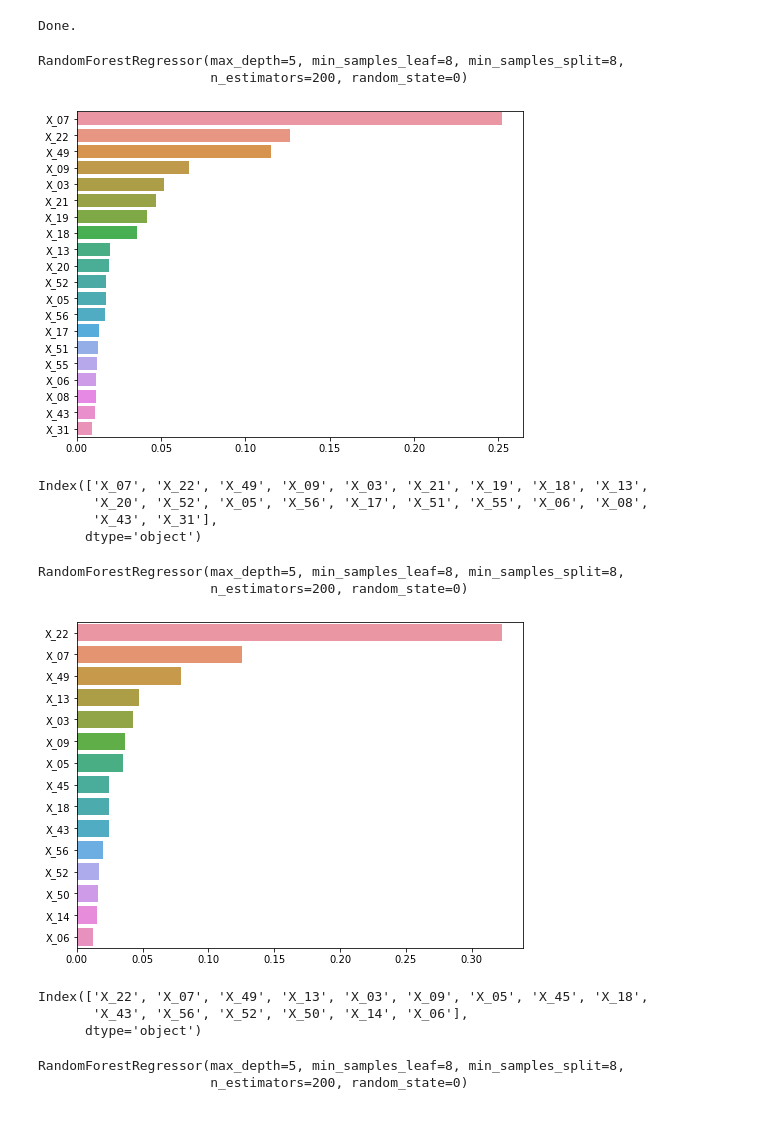
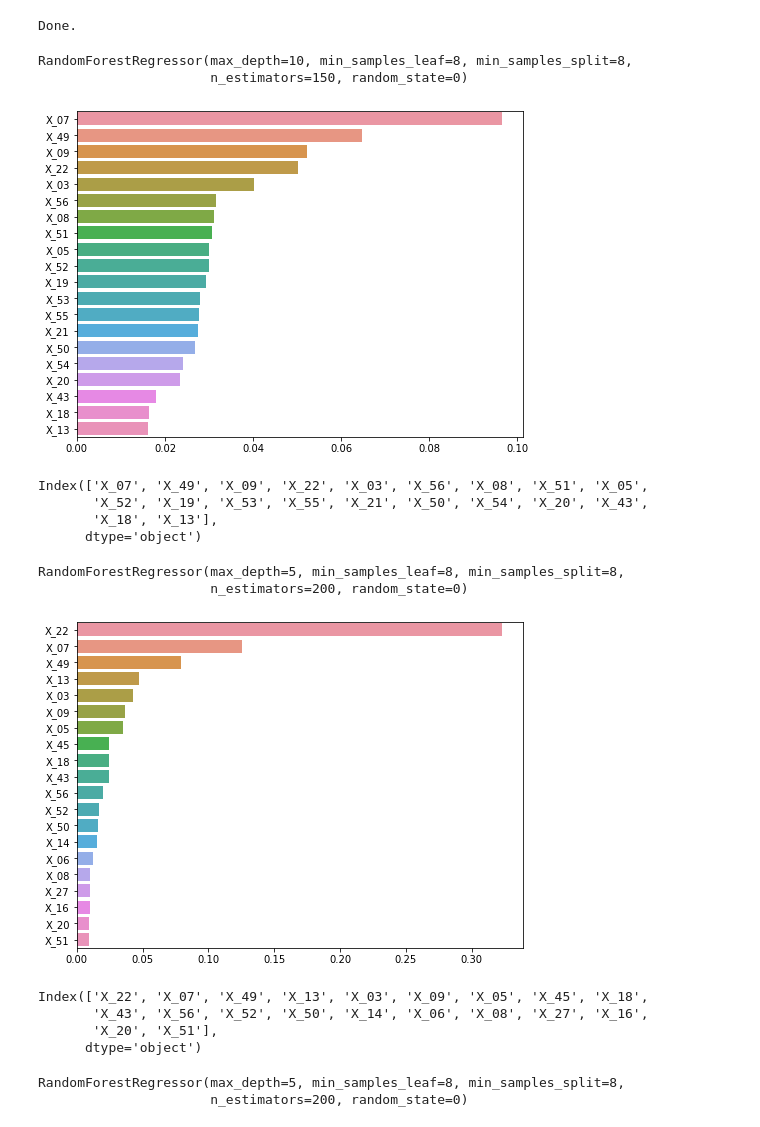
Before and after one commit to mjcode1588/trendsetter, a Jupyter notebook: glod bone/랜포컬럼분석.ipynb, the cells around one changed output. Cells and saved outputs as stored; diff of their text form; code cells hidden in the pictures.

```diff
--- a/glod bone/랜포컬럼분석.ipynb
+++ b/glod bone/랜포컬럼분석.ipynb
@@ -75,11 +76,11 @@ Done.
 # %%
 submit.to_csv('./submit_rf3.csv', index=False)
 # %%
-rf_run1 = RandomForestRegressor(random_state=0, max_depth=5, min_samples_leaf=8, min_samples_split=8,n_estimators=200)
+rf_run1 = RandomForestRegressor(random_state=0, max_depth=10, min_samples_leaf=8, min_samples_split=8,n_estimators=150)
 rf_run1.fit(train_x, train_Y_01)
 # %% [output]
-RandomForestRegressor(max_depth=5, min_samples_leaf=8, min_samples_split=8,
-                      n_estimators=200, random_state=0)
+RandomForestRegressor(max_depth=10, min_samples_leaf=8, min_samples_split=8,
+                      n_estimators=150, random_state=0)
 # %%
 import matplotlib.pyplot as plt # 득점모델 변수 중요도
 import seaborn as sns
@@ -95,10 +96,10 @@ plt.show()
 a = ftr_top1.index[:]
 a
 # %% [output]
-[figure, old version]
+[figure, new version]
-Index(['X_07', 'X_22', 'X_49', 'X_09', 'X_03', 'X_21', 'X_19', 'X_18', 'X_13',
-       'X_20', 'X_52', 'X_05', 'X_56', 'X_17', 'X_51', 'X_55', 'X_06', 'X_08',
-       'X_43', 'X_31'],
+Index(['X_07', 'X_49', 'X_09', 'X_22', 'X_03', 'X_56', 'X_08', 'X_51', 'X_05',
+       'X_52', 'X_19', 'X_53', 'X_55', 'X_21', 'X_50', 'X_54', 'X_20', 'X_43',
+       'X_18', 'X_13'],
       dtype='object')
 # %%
 rf_run2 = RandomForestRegressor(random_state=0, max_depth=5, min_samples_leaf=8, min_samples_split=8,n_estimators=200)
@@ -112,17 +113,18 @@ RandomForestRegressor(max_depth=5, min_samples_leaf=8, min_samples_split=8,
 # %%
 ftr_importances_values = rf_run2.feature_importances_
 ftr_importances = pd.Series(ftr_importances_values, index=train_x.columns)
-ftr_top2 = ftr_importances.sort_values(ascending=False)[:15]
+ftr_top2 = ftr_importances.sort_values(ascending=False)[:20]
 
 plt.figure(figsize=(8, 6))
 sns.barplot(x=ftr_top2, y=ftr_top2.index)
 plt.show()
 b = ftr_top2.index
 b
 # %% [output]
-[figure, old version]
+[figure, new version]
 Index(['X_22', 'X_07', 'X_49', 'X_13', 'X_03', 'X_09', 'X_05', 'X_45', 'X_18',
-       'X_43', 'X_56', 'X_52', 'X_50', 'X_14', 'X_06'],
+       'X_43', 'X_56', 'X_52', 'X_50', 'X_14', 'X_06', 'X_08', 'X_27', 'X_16',
+       'X_20', 'X_51'],
       dtype='object')
 # %%
 rf_run3 = RandomForestRegressor(random_state=0, max_depth=5, min_samples_leaf=8, min_samples_split=8,n_estimators=200)
```
Also changed, not shown: parts of 4 cells of this notebook, 1 other file.
